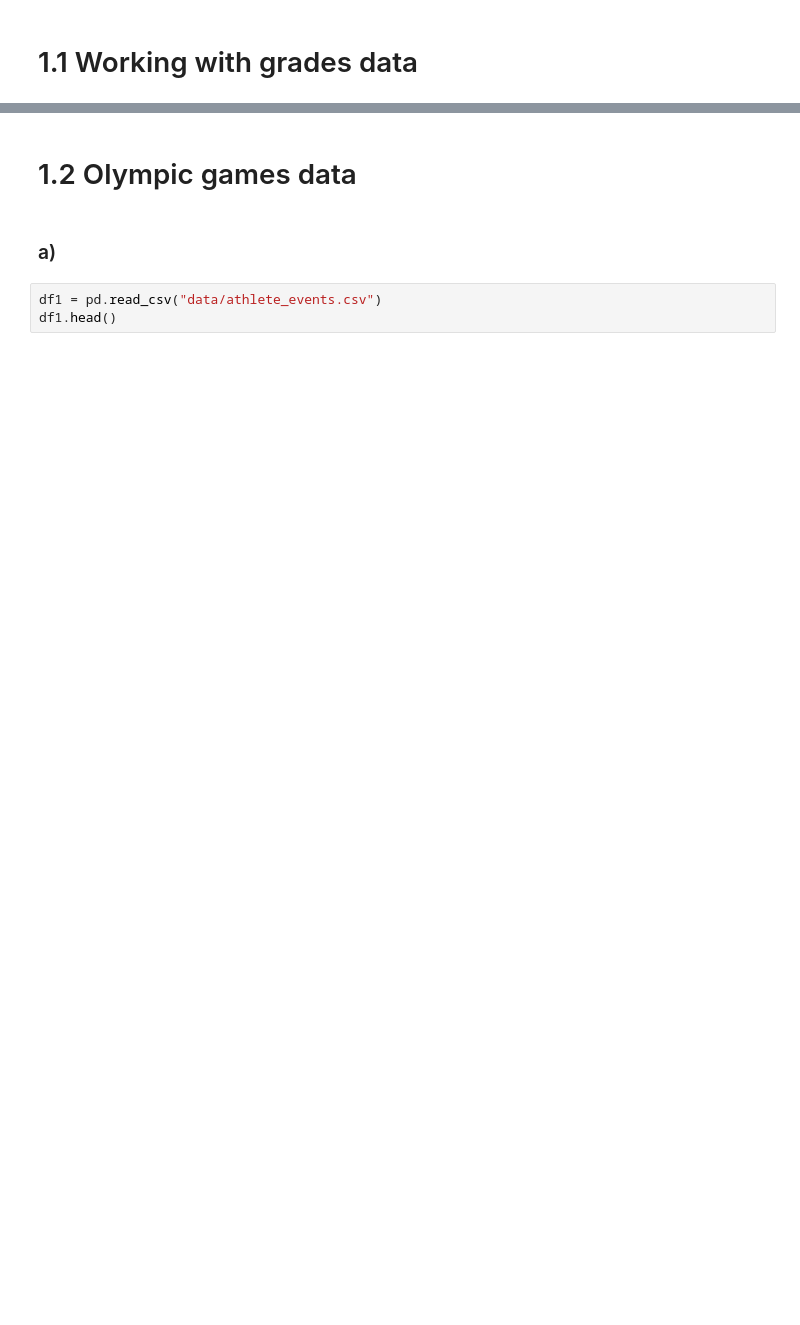
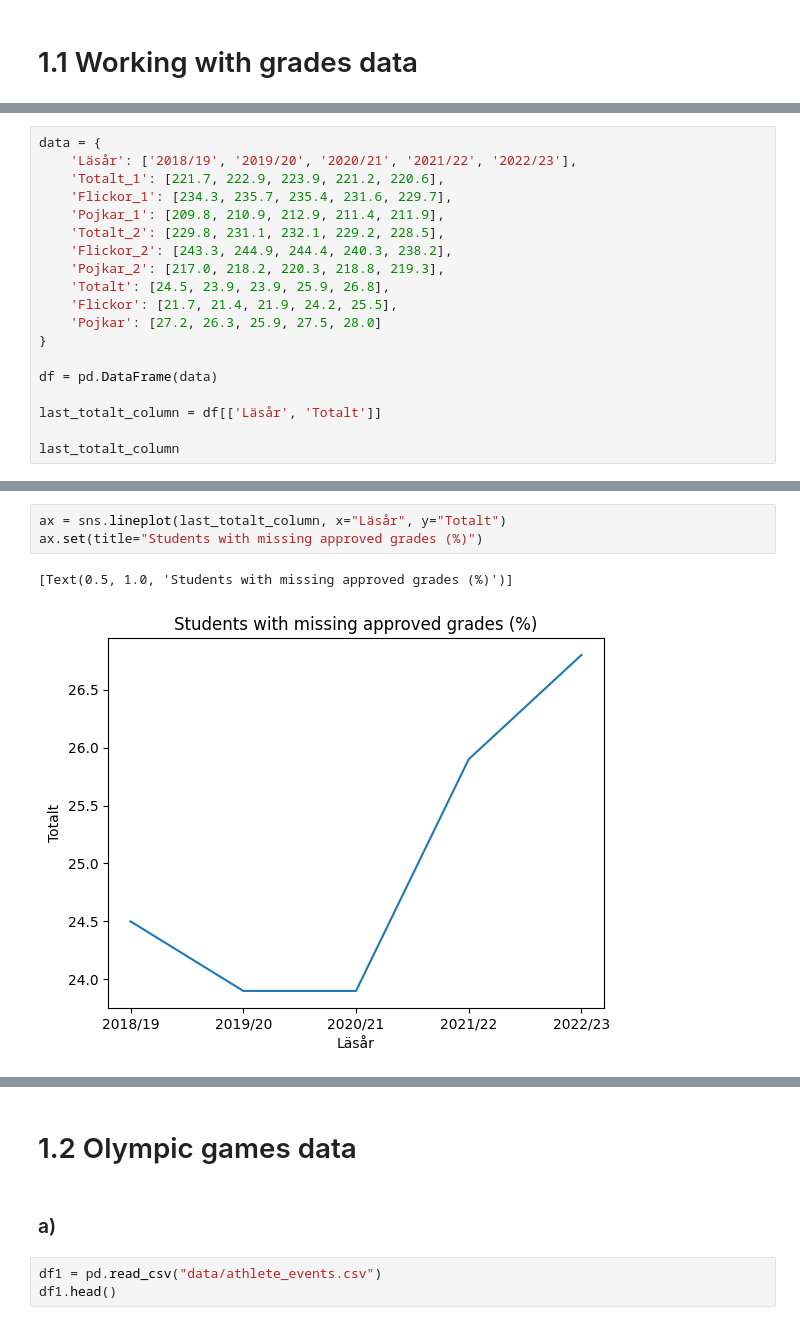
Before and after one commit to fredrikkron/data-platforms-fredrik-kron-de24, a Jupyter notebook: exercises/exercise_1.ipynb, the cells around one changed output, grey strips where cells are left out. Cells and saved outputs as stored; diff of their text form; blank space fills up the shorter version.

```diff
--- a/exercises/exercise_1.ipynb
+++ b/exercises/exercise_1.ipynb
@@ -174,0 +231,19 @@ df2.head()
+# %%
+data = {
+    'Läsår': ['2018/19', '2019/20', '2020/21', '2021/22', '2022/23'],
+    'Totalt_1': [221.7, 222.9, 223.9, 221.2, 220.6],
+    'Flickor_1': [234.3, 235.7, 235.4, 231.6, 229.7],
+    'Pojkar_1': [209.8, 210.9, 212.9, 211.4, 211.9],
+    'Totalt_2': [229.8, 231.1, 232.1, 229.2, 228.5],
+    'Flickor_2': [243.3, 244.9, 244.4, 240.3, 238.2],
+    'Pojkar_2': [217.0, 218.2, 220.3, 218.8, 219.3],
+    'Totalt': [24.5, 23.9, 23.9, 25.9, 26.8],
+    'Flickor': [21.7, 21.4, 21.9, 24.2, 25.5],
+    'Pojkar': [27.2, 26.3, 25.9, 27.5, 28.0]
+}
+
+df = pd.DataFrame(data)
+
+last_totalt_column = df[['Läsår', 'Totalt']]
+
+last_totalt_column
@@ -174,0 +257,6 @@ df2.head()
+# %%
+ax = sns.lineplot(last_totalt_column, x="Läsår", y="Totalt")
+ax.set(title="Students with missing approved grades (%)")
+# %% [output]
+[Text(0.5, 1.0, 'Students with missing approved grades (%)')]
+[figure, added]
```
Also changed, not shown: parts of 23 cells of this notebook.
